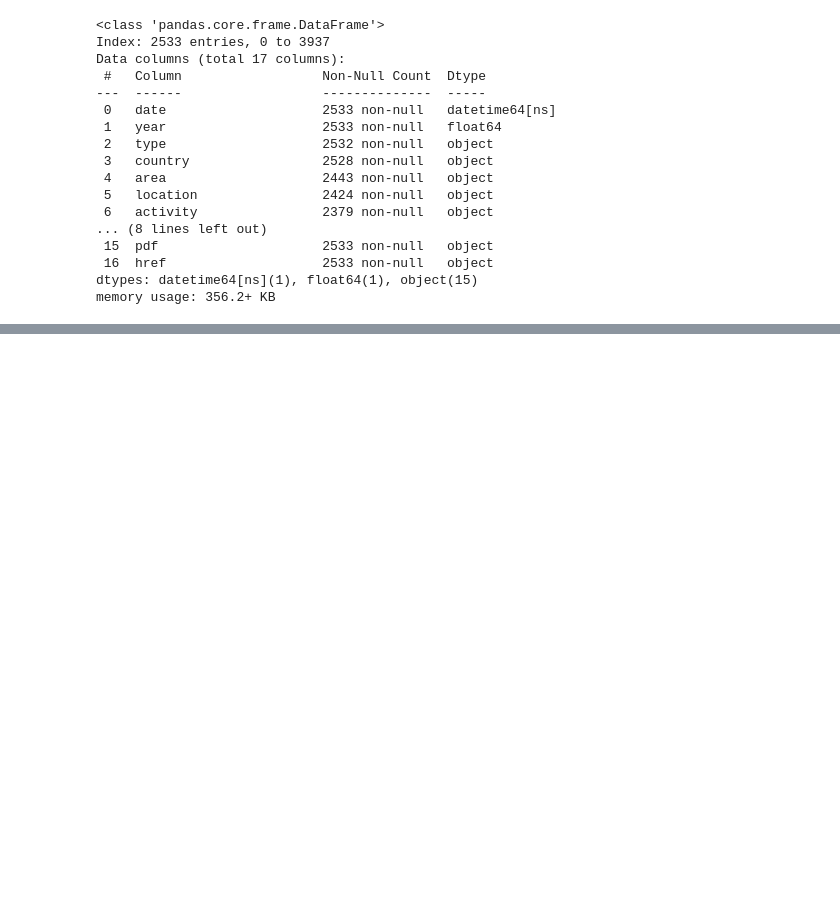
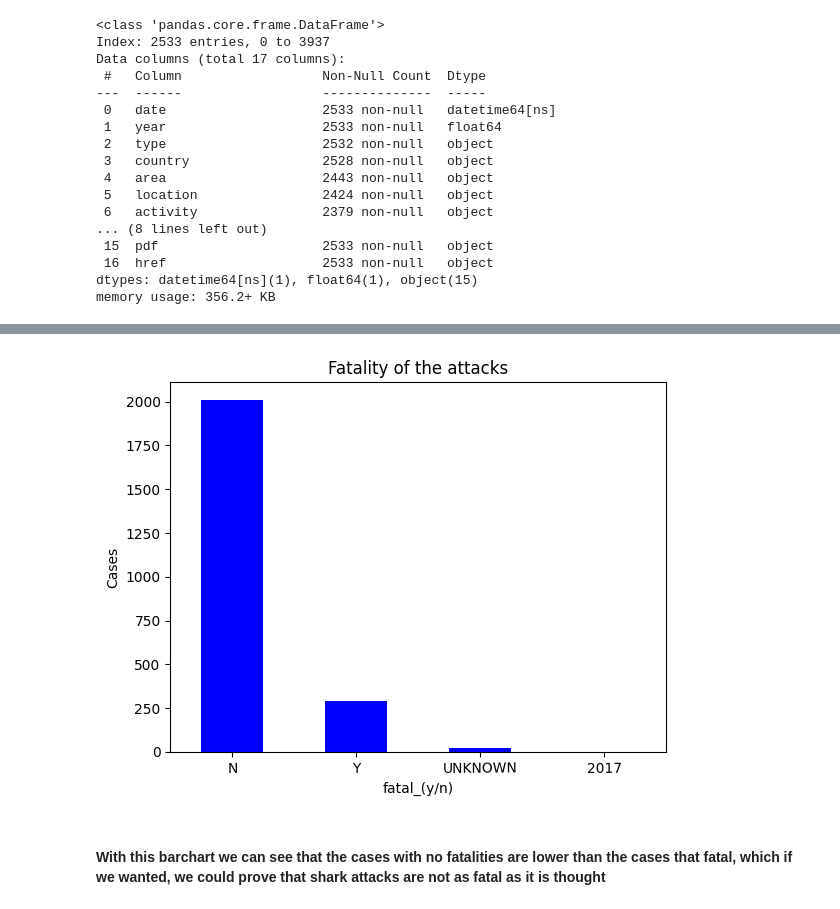
Before and after one commit to inesmarina8/proyect1_shark_attack, a Jupyter notebook: Shark_attacks_inesmarina.ipynb, the cells around one changed output, grey strips where cells are left out. Cells and saved outputs as stored; diff of their text form; code cells hidden in the pictures; blank space fills up the shorter version.

```diff
--- a/Shark_attacks_inesmarina.ipynb
+++ b/Shark_attacks_inesmarina.ipynb
@@ -850,0 +936,8 @@ df2.sample(10)
+# %%
+df2['fatal_(y/n)'].value_counts().plot(kind='bar', color= 'blue', title= 'Fatality of the attacks')
+plt.xticks(rotation=0.5)
+plt.ylabel("Cases");
+# %% [output]
+[figure, added]
+# %% [markdown]
+#### With this barchart we can see that the cases with no fatalities are lower than the cases that fatal, which if we wanted, we could prove that shark attacks are not as fatal as it is thought
```
Also changed, not shown: parts of 44 cells of this notebook.
